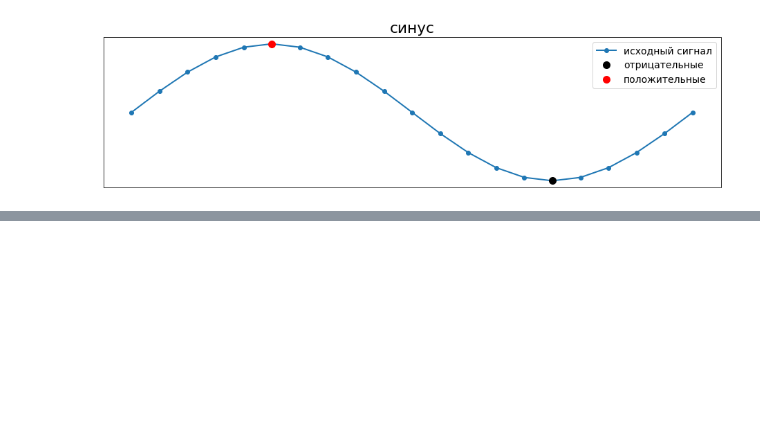
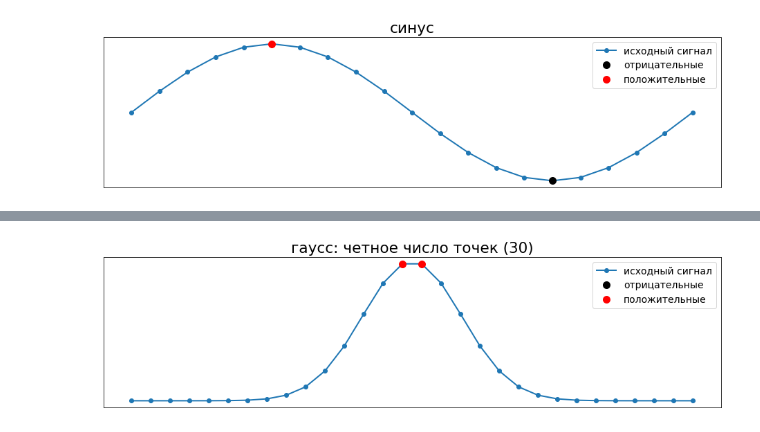
Before and after one commit to kokostek/jupyter-notebooks, a Jupyter notebook: FindPeaks.ipynb, the cells around one changed output, grey strips where cells are left out. Saved outputs shown, nothing was run; the diff lists cells and outputs as text; code cells hidden in the pictures; blank space fills up the shorter version.

```diff
--- a/FindPeaks.ipynb
+++ b/FindPeaks.ipynb
@@ -129,0 +137,7 @@ plotpeaks(y)
+# %%
+title('гаусс: четное число точек (30)')
+x = linspace(-1, 1, 30)
+y = exp(-(x/0.25)**2)
+plotpeaks(y)
+# %% [output]
+[figure, added]
```
Also changed, not shown: parts of 10 cells of this notebook.
